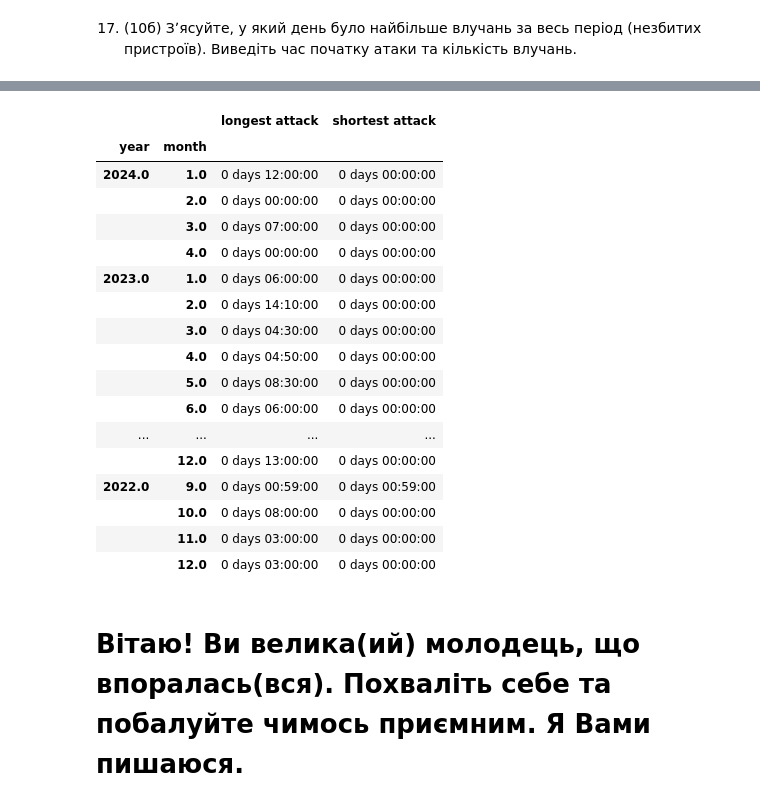
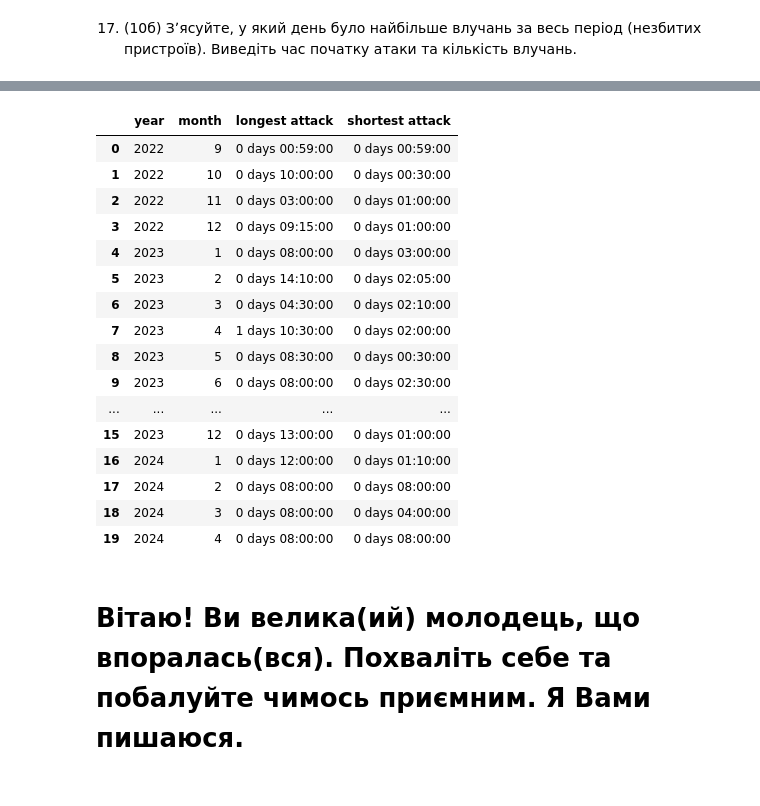
Before and after one commit to terinet/python-for-big-data-and-data-science, a Jupyter notebook: python_practice_9.ipynb, the cells around one changed output, grey strips where cells are left out. Saved outputs shown, nothing was run; the diff lists cells and outputs as text; code cells hidden in the pictures.

```diff
--- a/python_practice_9.ipynb
+++ b/python_practice_9.ipynb
@@ -338,43 +341,44 @@ Attack date: 2022-10-10 06:00, non_destroyed missiles count: 41.0
 
 Запишіть його у файл типу сsv. Після цього виведіть на екран.
 # %%
-df = pd.read_csv("missile_attacks_daily.csv")
+df["time_start"] = pd.to_datetime(df["time_start"], errors='coerce')
+df["time_end"] = pd.to_datetime(df["time_end"], errors='coerce')
 
-time_df = df[["time_start", "time_end"]].copy()
+df = df.dropna(subset=["time_start", "time_end"])
 
-time_df["duration"] = pd.to_datetime(time_df["time_end"], errors='coerce') - pd.to_datetime(time_df["time_start"], errors='coerce')
+df["duration"] = df["time_end"] - df["time_start"]
 
-time_df["year"] = pd.to_datetime(time_df["time_start"], errors='coerce').dt.year
-time_df["month"] = pd.to_datetime(time_df["time_start"], errors='coerce').dt.month
+df["year"] = df["time_start"].dt.year
+df["month"] = df["time_start"].dt.month
 
-duration_df = time_df.groupby(["year", "month"])["duration"].agg(["max", "min"])
+longest = df.groupby(["year", "month"])["duration"].max()
+shortest = df.groupby(["year", "month"])["duration"].min()
 
-duration_df.columns = ["longest attack ", "shortest attack"]
+duration_df = pd.concat([longest, shortest], axis=1)
+duration_df.columns = ["longest attack", "shortest attack"]
 
-duration_df = duration_df.sort_values(by=["year", "month"], ascending=[False, True])
+duration_df.to_csv("attacksDur.csv")
 
-duration_df.to_csv("attack_durations.csv")
-
+duration_df = pd.read_csv("attacksDur.csv")
 duration_df
 # %% [output]
-|  |  | longest attack | shortest attack |
-| year | month |  |  |
-| 2024.0 | 1.0 | 0 days 12:00:00 | 0 days 00:00:00 |
-|  | 2.0 | 0 days 00:00:00 | 0 days 00:00:00 |
-|  | 3.0 | 0 days 07:00:00 | 0 days 00:00:00 |
-|  | 4.0 | 0 days 00:00:00 | 0 days 00:00:00 |
-| 2023.0 | 1.0 | 0 days 06:00:00 | 0 days 00:00:00 |
-|  | 2.0 | 0 days 14:10:00 | 0 days 00:00:00 |
-|  | 3.0 | 0 days 04:30:00 | 0 days 00:00:00 |
-|  | 4.0 | 0 days 04:50:00 | 0 days 00:00:00 |
-|  | 5.0 | 0 days 08:30:00 | 0 days 00:00:00 |
-|  | 6.0 | 0 days 06:00:00 | 0 days 00:00:00 |
-| ... | ... | ... | ... |
-|  | 12.0 | 0 days 13:00:00 | 0 days 00:00:00 |
-| 2022.0 | 9.0 | 0 days 00:59:00 | 0 days 00:59:00 |
-|  | 10.0 | 0 days 08:00:00 | 0 days 00:00:00 |
-|  | 11.0 | 0 days 03:00:00 | 0 days 00:00:00 |
-|  | 12.0 | 0 days 03:00:00 | 0 days 00:00:00 |
+|  | year | month | longest attack | shortest attack |
+| 0 | 2022 | 9 | 0 days 00:59:00 | 0 days 00:59:00 |
+| 1 | 2022 | 10 | 0 days 10:00:00 | 0 days 00:30:00 |
+| 2 | 2022 | 11 | 0 days 03:00:00 | 0 days 01:00:00 |
+| 3 | 2022 | 12 | 0 days 09:15:00 | 0 days 01:00:00 |
+| 4 | 2023 | 1 | 0 days 08:00:00 | 0 days 03:00:00 |
+| 5 | 2023 | 2 | 0 days 14:10:00 | 0 days 02:05:00 |
+| 6 | 2023 | 3 | 0 days 04:30:00 | 0 days 02:10:00 |
+| 7 | 2023 | 4 | 1 days 10:30:00 | 0 days 02:00:00 |
+| 8 | 2023 | 5 | 0 days 08:30:00 | 0 days 00:30:00 |
+| 9 | 2023 | 6 | 0 days 08:00:00 | 0 days 02:30:00 |
+| ... | ... | ... | ... | ... |
+| 15 | 2023 | 12 | 0 days 13:00:00 | 0 days 01:00:00 |
+| 16 | 2024 | 1 | 0 days 12:00:00 | 0 days 01:10:00 |
+| 17 | 2024 | 2 | 0 days 08:00:00 | 0 days 08:00:00 |
+| 18 | 2024 | 3 | 0 days 08:00:00 | 0 days 04:00:00 |
+| 19 | 2024 | 4 | 0 days 08:00:00 | 0 days 08:00:00 |
 # %% [markdown]
 # Вітаю! Ви велика(ий) молодець, що впоралась(вся). Похваліть себе та побалуйте чимось приємним. Я Вами пишаюся.
 # %% [markdown]
```
Also changed, not shown: parts of 7 cells of this notebook.
